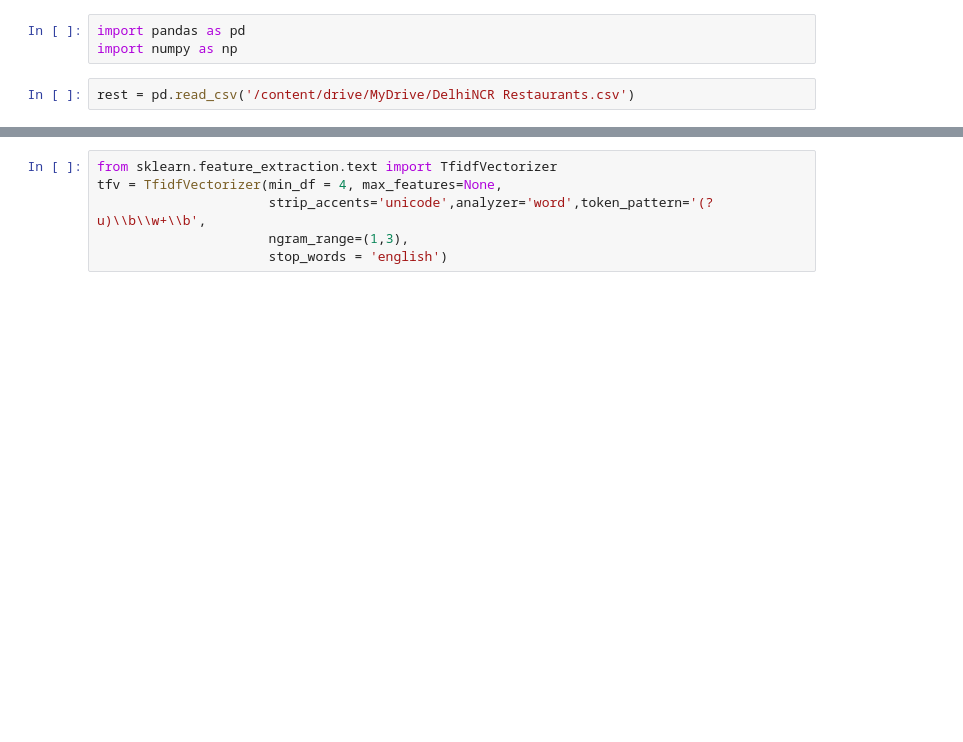
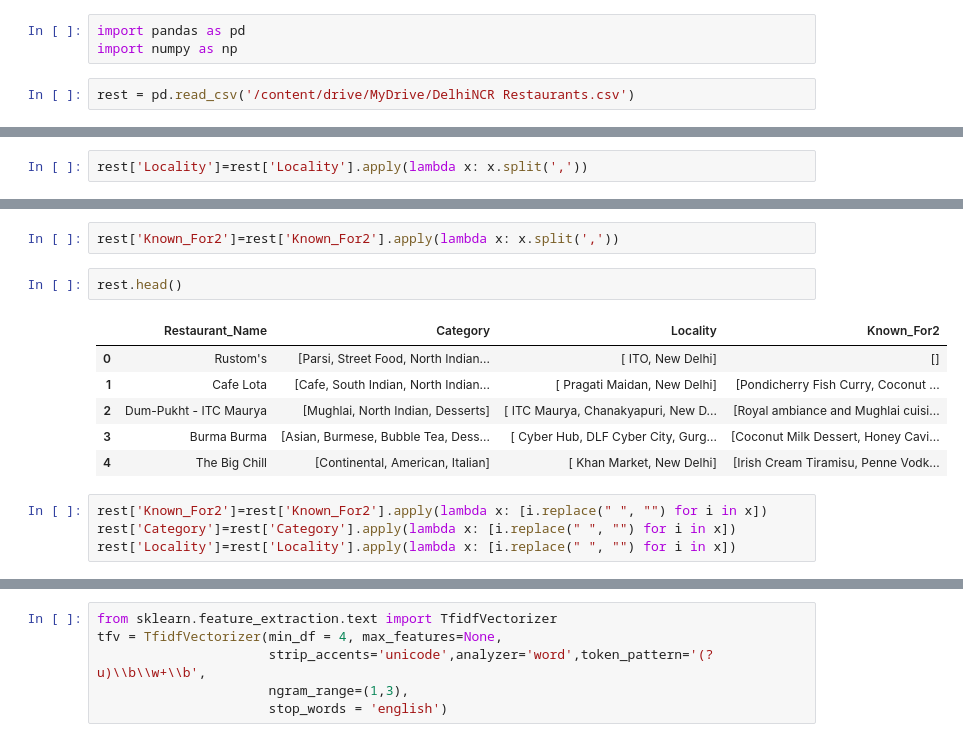
Before and after one commit to p4arth/Recommendation-Systems, a Jupyter notebook: ZomatoReccomendationSystem.ipynb, the cells around one changed output, grey strips where cells are left out. Cells and saved outputs as stored; diff of their text form; blank space fills up the shorter version.

```diff
--- a/ZomatoReccomendationSystem.ipynb
+++ b/ZomatoReccomendationSystem.ipynb
@@ -61 +50,3 @@ rest.head()
+# %%
+rest['Locality']=rest['Locality'].apply(lambda x: x.split(','))
 # %%
@@ -66,0 +61,15 @@ Name: Known_For2, dtype: object
+# %%
+rest['Known_For2']=rest['Known_For2'].apply(lambda x: x.split(','))
+# %%
+rest.head()
+# %% [output]
+|  | Restaurant_Name | Category | Locality | Known_For2 |
+| 0 | Rustom's | [Parsi, Street Food, North Indian... | [ ITO, New Delhi] | [] |
+| 1 | Cafe Lota | [Cafe, South Indian, North Indian... | [ Pragati Maidan, New Delhi] | [Pondicherry Fish Curry, Coconut ... |
+| 2 | Dum-Pukht - ITC Maurya | [Mughlai, North Indian, Desserts] | [ ITC Maurya, Chanakyapuri, New D... | [Royal ambiance and Mughlai cuisi... |
+| 3 | Burma Burma | [Asian, Burmese, Bubble Tea, Dess... | [ Cyber Hub, DLF Cyber City, Gurg... | [Coconut Milk Dessert, Honey Cavi... |
+| 4 | The Big Chill | [Continental, American, Italian] | [ Khan Market, New Delhi] | [Irish Cream Tiramisu, Penne Vodk... |
+# %%
+rest['Known_For2']=rest['Known_For2'].apply(lambda x: [i.replace(" ", "") for i in x])
+rest['Category']=rest['Category'].apply(lambda x: [i.replace(" ", "") for i in x])
+rest['Locality']=rest['Locality'].apply(lambda x: [i.replace(" ", "") for i in x])
```
Also changed, not shown: parts of 36 cells of this notebook.
